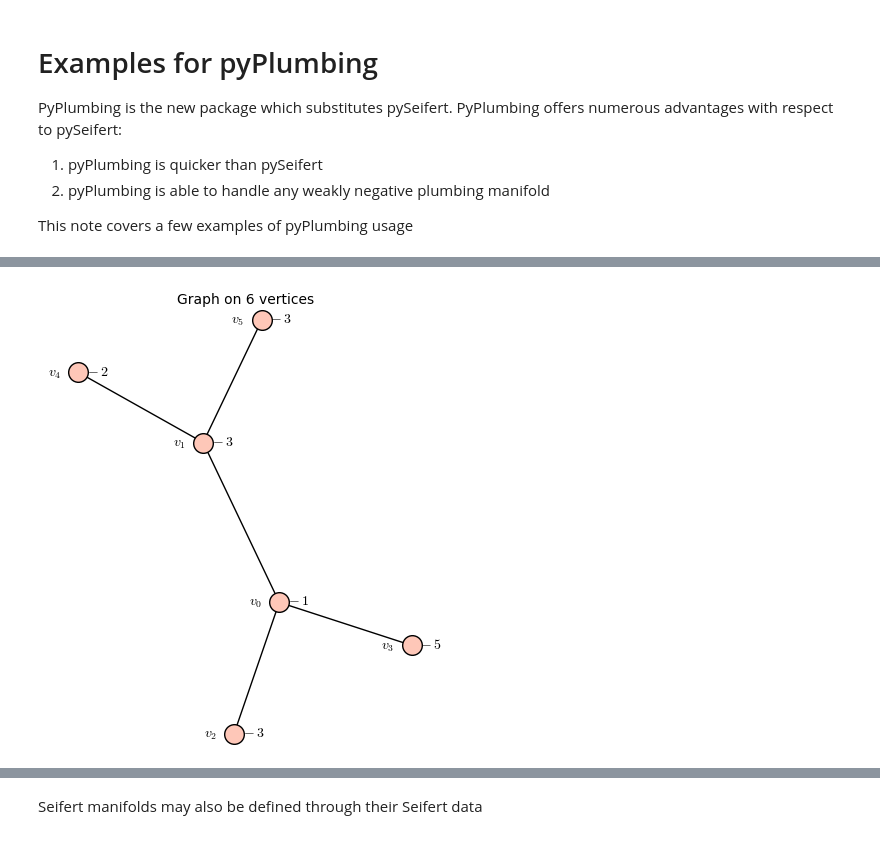
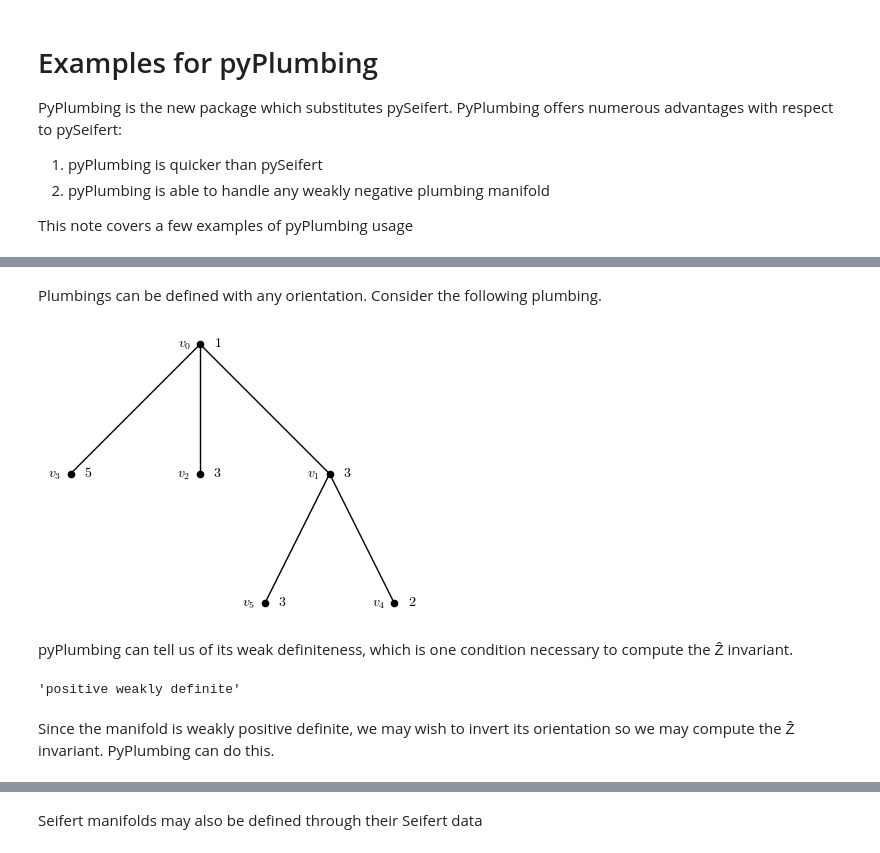
Before and after one commit to d-passaro/pyPlumbing, a Jupyter notebook: examples/examples.ipynb, the cells around one changed output, grey strips where cells are left out. Saved outputs shown, nothing was run; the diff lists cells and outputs as text; code cells hidden in the pictures.

```diff
--- a/examples/examples.ipynb
+++ b/examples/examples.ipynb
@@ -25,4 +29,14 @@ P2 = Plumbing({0: -1, 1: -3, 2: -3, 3: -4, 4: -3, 5: -4}, [(0,1),(0,2),(0,3),(1,
+# %% [markdown]
+Plumbings can be defined with any orientation. Consider the following plumbing.
 # %%
-P3 = Plumbing({0: 1, 1:3, 2:3, 3:5, 4:2, 5:3}, [(0,1),(0,2),(0,3),(1,4),(1,5)]).invert_orientation(); P3.graph
+P3 = Plumbing({0: 1, 1:3, 2:3, 3:5, 4:2, 5:3}, [(0,1),(0,2),(0,3),(1,4),(1,5)]); P3.display()
 # %% [output]
-[figure, old version]
+[figure, new version]
+# %% [markdown]
+pyPlumbing can tell us of its weak definiteness, which is one condition necessary to compute the Ẑ invariant.
+# %%
+P3.weak_definiteness_type
+# %% [output]
+'positive weakly definite'
+# %% [markdown]
+Since the manifold is weakly positive definite, we may wish to invert its orientation so we may compute the Ẑ invariant. PyPlumbing can do this.
```
Also changed, not shown: parts of 15 cells of this notebook, 8 other files.
